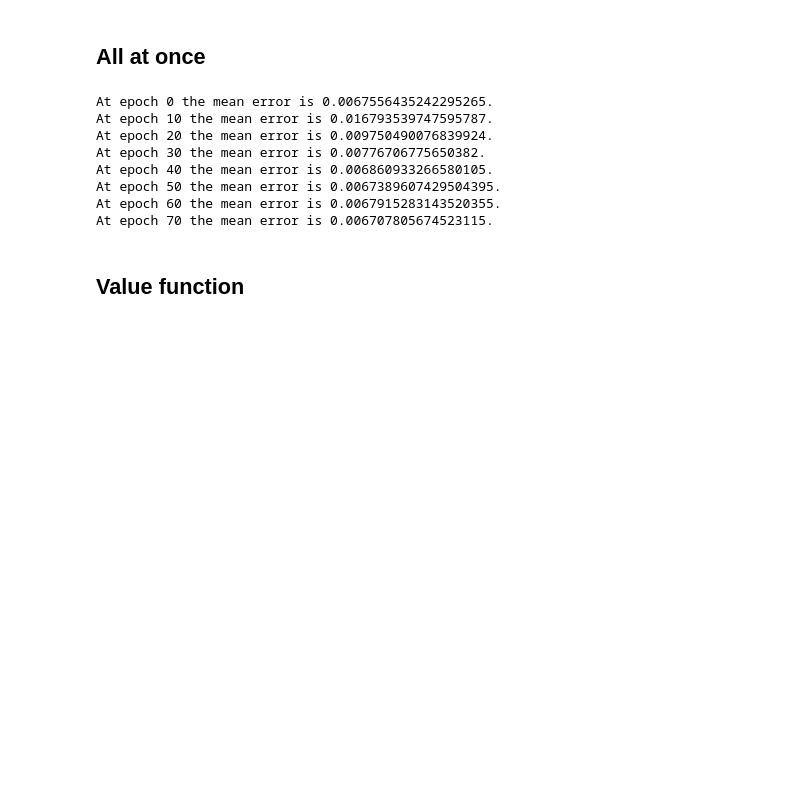
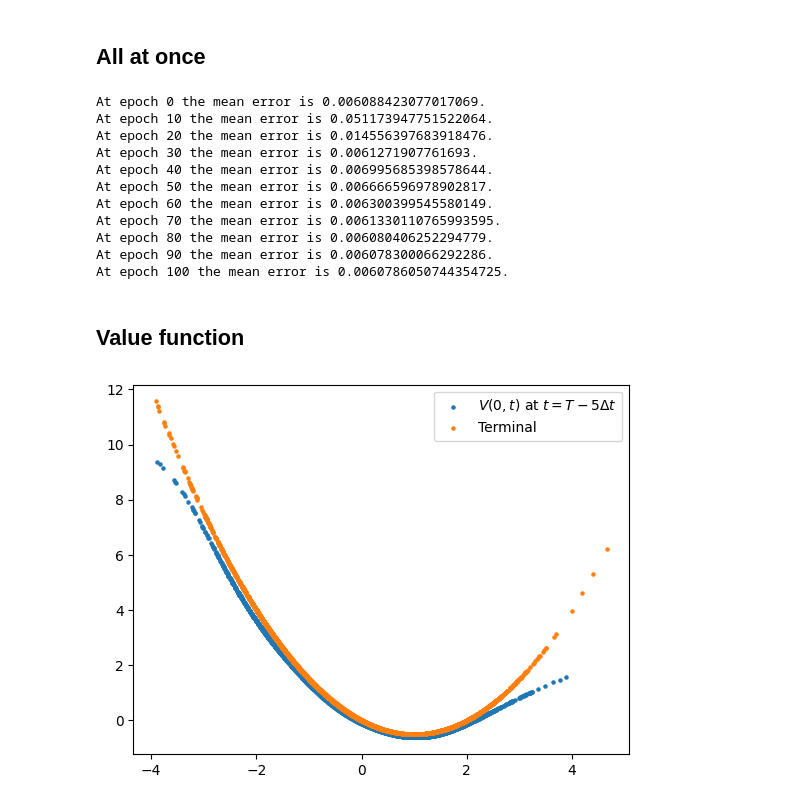
Before and after one commit to arashfahim/Stochastic_Control_FSU, a Jupyter notebook: Deep_BSDE.ipynb, the cells around one changed output. Cells and saved outputs as stored; diff of their text form; code cells hidden in the pictures; blank space fills up the shorter version.

```diff
--- a/Deep_BSDE.ipynb
+++ b/Deep_BSDE.ipynb
@@ -158,12 +184,11 @@ class BSDE(classmethod):#multi_step, optimal_control
     def __init__(self,terminal):
         self.Y_NN = Y_NN()
         self.Z_NN = Z_NN()
-        self.M = 1000# number of samples
+        self.M = 10000# number of samples
         self.Te=1.0 # terminal time
         self.K = 20 # total number of steps
         self.Dt= torch.Tensor([self.Te/self.K]) #time step
         self.num_steps = 5 #number of steps to evaluate <= self.K
-        # self.N = torch.normal(0., 1., size=[self.M,self.num_steps,1])
         self.terminal = terminal # terminal value function
         self.X0 = torch.normal(0., 1., size=(self.M,1))
         for i in range(self.K):# create time data points
@@ -199,6 +224,6 @@ class BSDE(classmethod):#multi_step, optimal_control
                     Y = self.Y_NN(self.TX[:,1,0].unsqueeze(-1))
                 else:
                     # print(self.TX[:,:,i-self.K+self.num_steps].shape,self.Z_NN(self.TX[:,:,i-self.K+self.num_steps]).shape,self.B[:,i-1].shape)
-                    Y = Y + self.F(self.TX[:,:,i-self.K+self.num_steps])*self.Dt + self.Z_NN(self.TX[:,:,i-self.K+self.num_steps])*self.B[:,i-1]
-        Y = Y + self.F(self.TX[:,:,-1])*self.Dt + self.Z_NN(self.TX[:,:,-1])*self.B[:,-1]
+                    Y = Y - self.F(self.TX[:,:,i-self.K+self.num_steps])*self.Dt + self.Z_NN(self.TX[:,:,i-self.K+self.num_steps])*self.B[:,i-1]
+        Y = Y - self.F(self.TX[:,:,-1])*self.Dt + self.Z_NN(self.TX[:,:,-1])*self.B[:,-1]
         return torch.mean(torch.pow(self.terminal(self.TX[:,1,-1]).unsqueeze(-1)-Y,2)) #mean value of running and terminal
@@ -233,7 +242,7 @@ optimizer2 = optim.Adam(parameters, lr)
 L_ = torch.Tensor([-2.0])
 loss = torch.Tensor([2.0])
 epoch=0
-while (torch.abs(L_-loss)>1e-6) & (epoch <= num_epochs):# epoch in range(num_epochs):
+while (torch.abs(L_-loss)>1e-8) & (epoch <= num_epochs):# epoch in range(num_epochs):
   optimizer2.zero_grad()
   loss= v2.loss()#self.cost(self.X,self.modelu(X))+ torch.mean(self.terminal(update(self.X,self.modelu(X))))#
   loss.backward()
@@ -245,20 +254,29 @@ while (torch.abs(L_-loss)>1e-6) & (epoch <= num_epochs):# epoch in range(num_epo
     print("At epoch {} the mean error is {}.".format(epoch,loss.detach()))
   epoch += 1
 # %% [output]
-At epoch 0 the mean error is 0.0067556435242295265.
-At epoch 10 the mean error is 0.016793539747595787.
-At epoch 20 the mean error is 0.009750490076839924.
-At epoch 30 the mean error is 0.00776706775650382.
-At epoch 40 the mean error is 0.006860933266580105.
-At epoch 50 the mean error is 0.0067389607429504395.
-At epoch 60 the mean error is 0.0067915283143520355.
-At epoch 70 the mean error is 0.006707805674523115.
+At epoch 0 the mean error is 0.006088423077017069.
+At epoch 10 the mean error is 0.051173947751522064.
+At epoch 20 the mean error is 0.014556397683918476.
+At epoch 30 the mean error is 0.0061271907761693.
+At epoch 40 the mean error is 0.006995685398578644.
+At epoch 50 the mean error is 0.006666596978902817.
+At epoch 60 the mean error is 0.006300399545580149.
+At epoch 70 the mean error is 0.0061330110765993595.
+At epoch 80 the mean error is 0.006080406252294779.
+At epoch 90 the mean error is 0.006078300066292286.
+At epoch 100 the mean error is 0.0060786050744354725.
 # %% [markdown]
 ## Value function
+# %%
+x_ = v2.TX[:,1,-5].detach()
+x_T = v2.TX[:,1,-1].detach()
+y_ = v2.Y_NN(x_.unsqueeze(-1)).squeeze(-1).detach()
 # %%
 fig = plt.figure()
-plt.scatter(a.numpy(),b,s=5,label='vval2d T-5Delta t',marker='o');
-plt.scatter(x.clone().detach().numpy(),vval1(x).clone().detach().numpy(),s=5,label='vval1 T-5Delta t',marker='o');
+plt.scatter(x_.numpy(),y_.numpy(),s=5,label=r'$V(0,t)$ at $t=T-5\Delta t$',marker='o');
+plt.scatter(x_T.numpy(),v2.terminal(x_T).detach().numpy(),s=5,label='Terminal',marker='o');
 
 plt.legend();
 plt.show();
+# %% [output]
+[figure, added]
```
Also changed, not shown: parts of 4 cells of this notebook.
